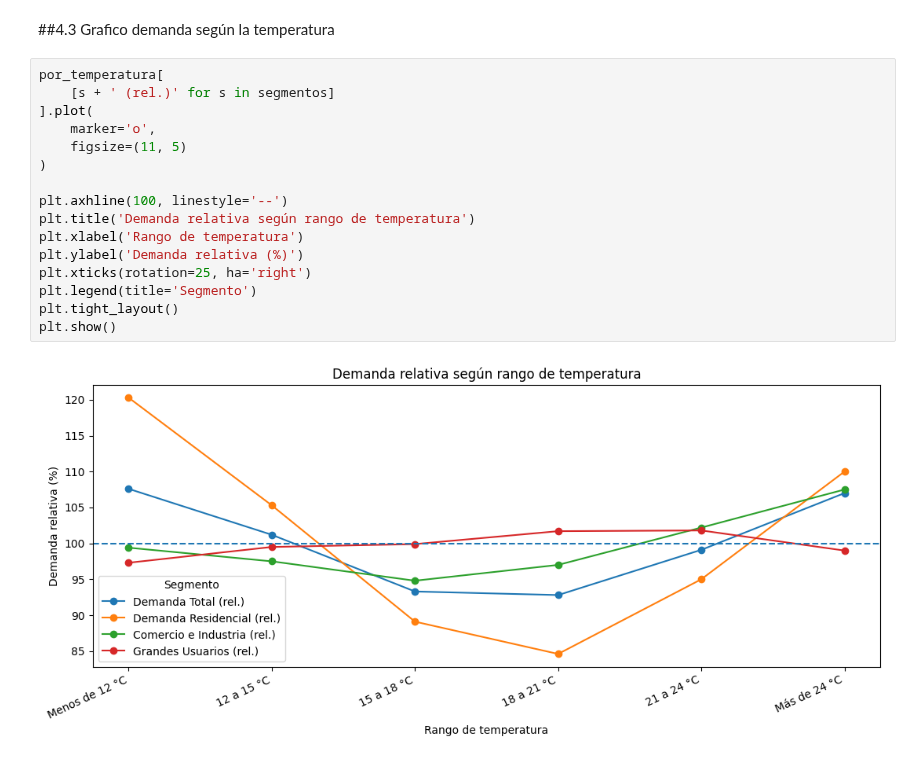
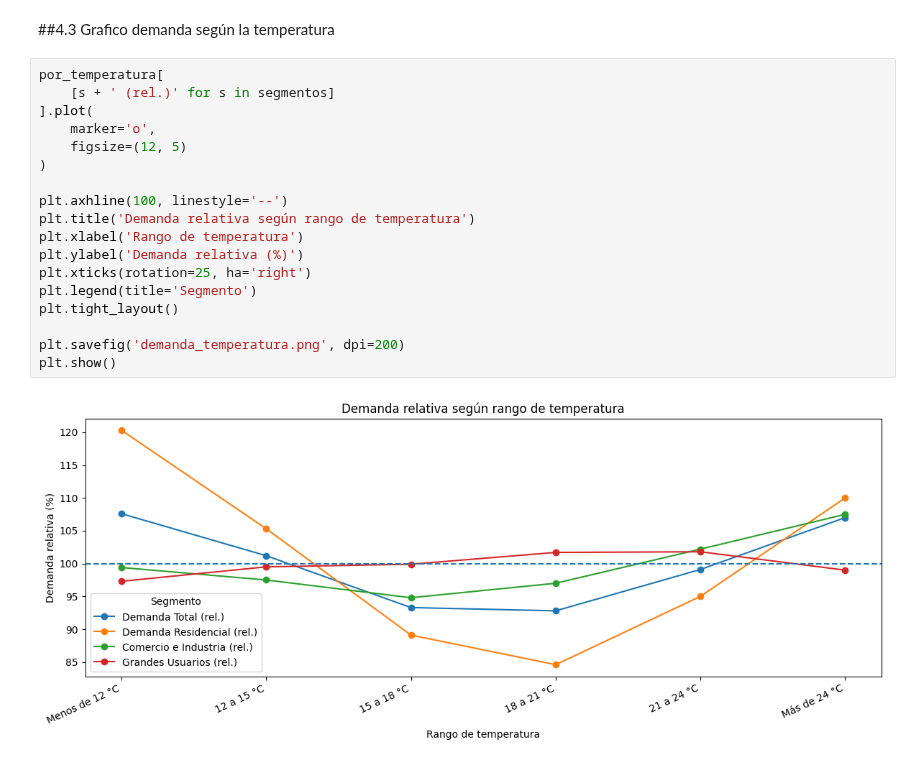
Before and after one commit to RafaelSeri/TP_LABO_MET, a Jupyter notebook: notebooks/Tp_labo.ipynb, the cells around one changed output. Saved outputs shown, nothing was run; the diff lists cells and outputs as text.

```diff
--- a/notebooks/Tp_labo.ipynb
+++ b/notebooks/Tp_labo.ipynb
@@ -805,18 +890,20 @@ plt.show()
 # %%
 por_temperatura[
     [s + ' (rel.)' for s in segmentos]
 ].plot(
     marker='o',
-    figsize=(11, 5)
+    figsize=(12, 5)
 )
 
 plt.axhline(100, linestyle='--')
 plt.title('Demanda relativa según rango de temperatura')
 plt.xlabel('Rango de temperatura')
 plt.ylabel('Demanda relativa (%)')
 plt.xticks(rotation=25, ha='right')
 plt.legend(title='Segmento')
 plt.tight_layout()
+
+plt.savefig('demanda_temperatura.png', dpi=200)
 plt.show()
 # %% [output]
-[figure, old version]
+[figure, new version]
```
Also changed, not shown: parts of 20 cells of this notebook.
